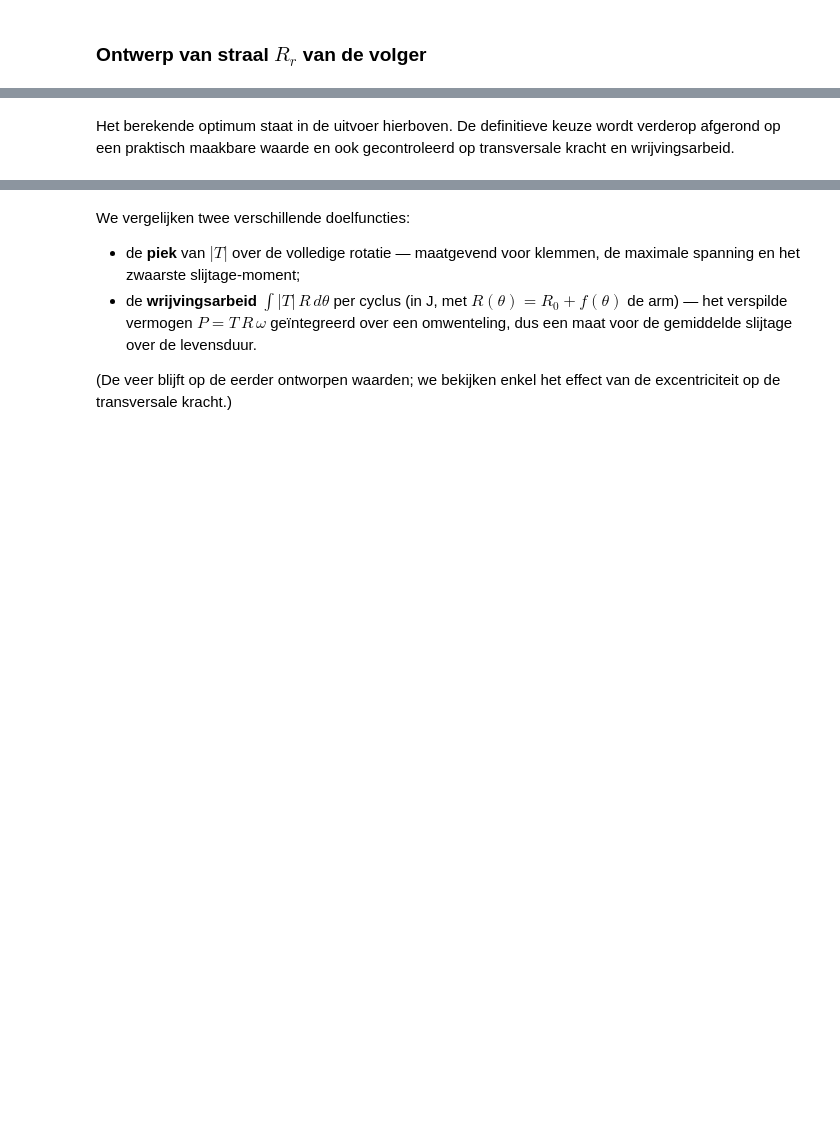
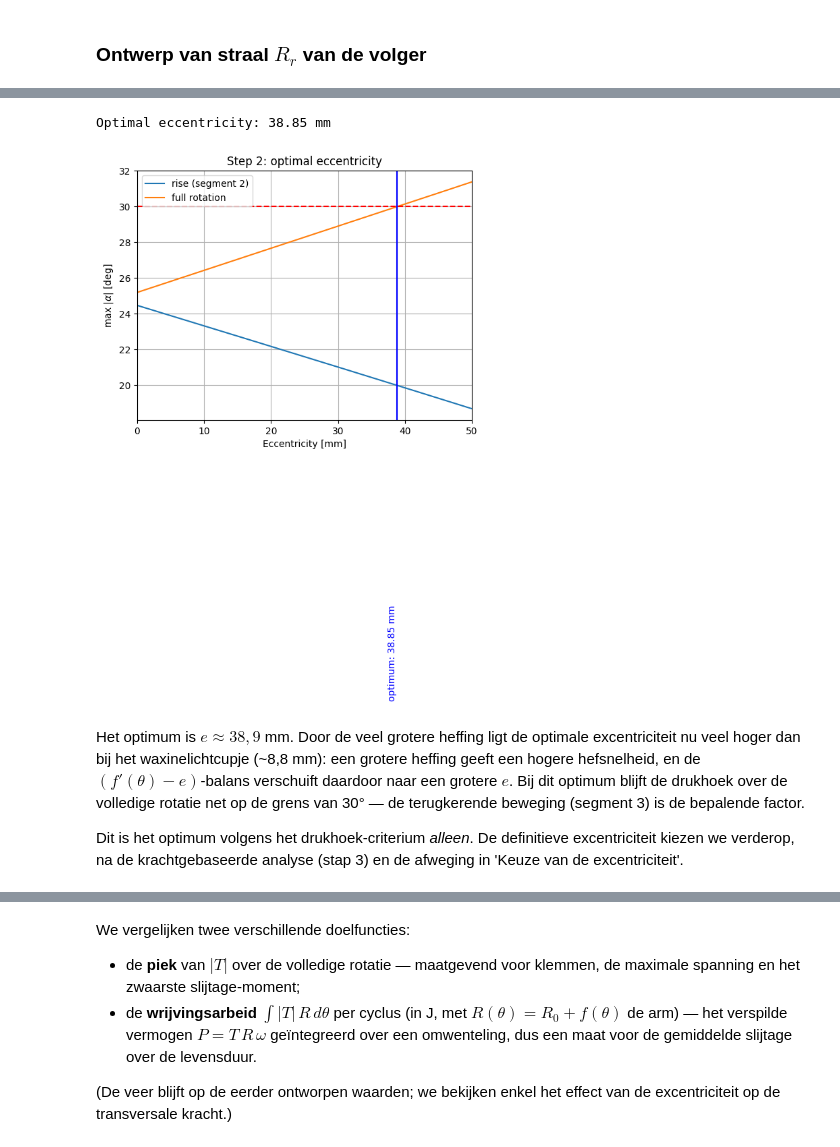
Before and after one commit to colincools/beweging, a Jupyter notebook: Nok/blikje.ipynb, the cells around one changed output, grey strips where cells are left out. Drawn from its saved outputs; the diff is of its cells as text; code cells hidden in the pictures; blank space fills up the shorter version.

```diff
--- a/Nok/blikje.ipynb
+++ b/Nok/blikje.ipynb
@@ -715,32 +795,42 @@ De excentriciteit verschuift de gunstige drukhoek naar de zwaar belaste heenbewe
 # %%
-# Optimize eccentricity on pressure angle during wall ironing
-rise = (theta_deg >= startangle2) & (theta_deg < endangle2)
-exc_arr     = np.arange(0, 100, 0.25)
-alpha_rise  = np.zeros_like(exc_arr)
-alpha_total = np.zeros_like(exc_arr)
+# Step 2: find the optimal eccentricity
+# criterion: minimize the maximum pressure angle during the rise (segment 2, the highest
+# deep-drawing force), with the design rule |alpha| < 30 deg over the full rotation.
+
+rise = (theta_deg >= startangle2) & (theta_deg < endangle2)  # segment 2
+
+exc_arr     = np.arange(0, 50, 0.05)
+alpha_rise  = np.zeros_like(exc_arr)  # max pressure angle during the rise
+alpha_total = np.zeros_like(exc_arr)  # max pressure angle over the full rotation
 for i in range(len(exc_arr)):
     alpha = calculatePressureAngle(vel, exc_arr[i], base_radius, follower_radius, lift)
     alpha_rise[i]  = np.max(np.abs(alpha[rise])) * 180 / np.pi
     alpha_total[i] = np.max(np.abs(alpha)) * 180 / np.pi
 
 allowed = alpha_total <= 30
 exc_opt = exc_arr[allowed][np.argmin(alpha_rise[allowed])]
 print('Optimal eccentricity: %.2f mm' % exc_opt)
 
 plt.figure()
-plt.plot(exc_arr, alpha_rise, label='wall-ironing stroke')
+plt.plot(exc_arr, alpha_rise,  label='rise (segment 2)')
 plt.plot(exc_arr, alpha_total, label='full rotation')
 plt.axhline(30, color='r', ls='--')
 plt.axvline(exc_opt, color='b')
+plt.text(exc_opt, 5, 'optimum: %.2f mm' % exc_opt, color='b', ha='right', va='center', rotation='vertical')
 plt.xlabel('Eccentricity [mm]')
 plt.ylabel(r'max $|\alpha|$ [deg]')
-plt.xlim([0, 100])
+plt.xlim([0, 50])
 plt.grid()
 plt.legend()
-plt.title('Optimal eccentricity from pressure angle')
+plt.title('Step 2: optimal eccentricity')
 plt.show()
+# %% [output]
+Optimal eccentricity: 38.85 mm
+[figure, added]
 # %% [markdown]
-Het berekende optimum staat in de uitvoer hierboven. De definitieve keuze wordt verderop afgerond op een praktisch maakbare waarde en ook gecontroleerd op transversale kracht en wrijvingsarbeid.
+Het optimum is $e \approx 38{,}9$ mm. Door de veel grotere heffing ligt de optimale excentriciteit nu veel hoger dan bij het waxinelichtcupje (~8,8 mm): een grotere heffing geeft een hogere hefsnelheid, en de $(f'(\theta)-e)$-balans verschuift daardoor naar een grotere $e$. Bij dit optimum blijft de drukhoek over de volledige rotatie net op de grens van 30° — de terugkerende beweging (segment 3) is de bepalende factor.
+
+Dit is het optimum volgens het drukhoek-criterium *alleen*. De definitieve excentriciteit kiezen we verderop, na de krachtgebaseerde analyse (stap 3) en de afweging in 'Keuze van de excentriciteit'.
 # %%
 # generate external load
 
```
Also changed, not shown: parts of 39 cells of this notebook, 12 other files.
